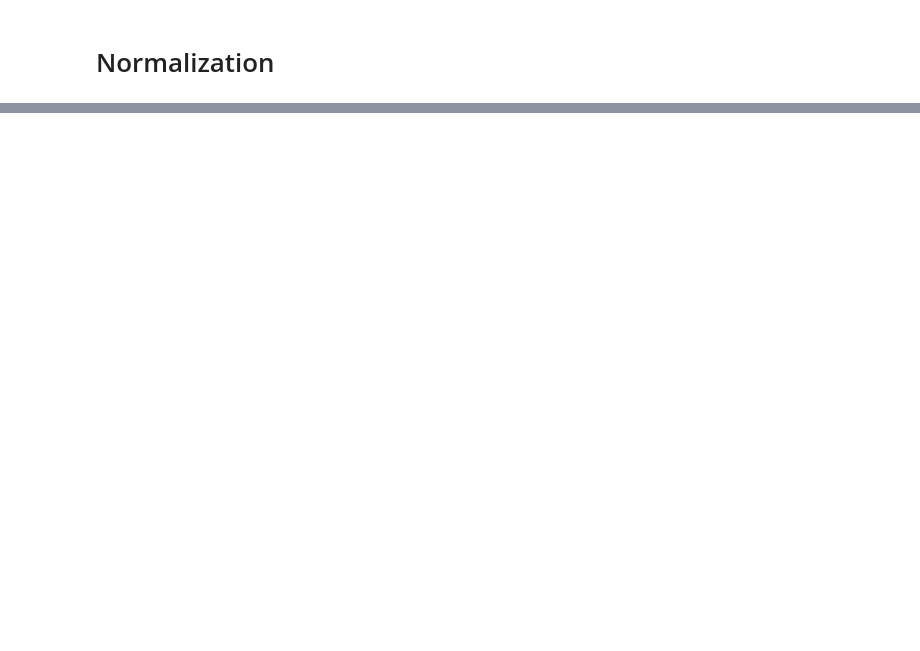
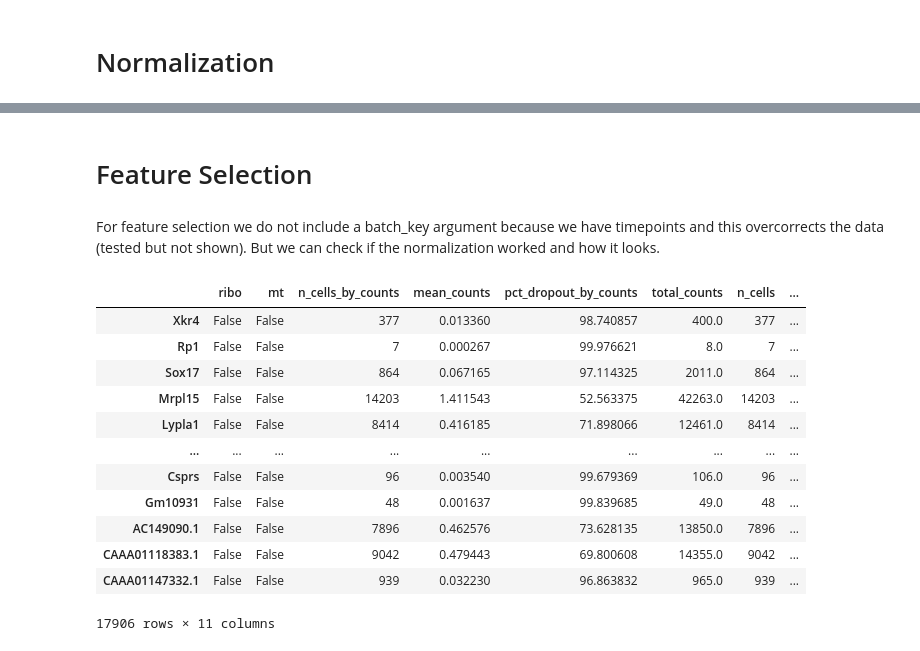
Before and after one commit to ThorstenCodes/scRNAseq-selfproject-pancreatitis, a Jupyter notebook: Pancreatitis_Reanalysis.ipynb, the cells around one changed output, grey strips where cells are left out. Drawn from its saved outputs; the diff is of its cells as text; code cells hidden in the pictures; blank space fills up the shorter version.

```diff
--- a/Pancreatitis_Reanalysis.ipynb
+++ b/Pancreatitis_Reanalysis.ipynb
@@ -522,0 +558,4 @@ View of AnnData object with n_obs × n_vars = 26752 × 17902
+# %% [markdown]
+# Feature Selection
+# %% [markdown]
+For feature selection we do not include a batch_key argument because we have timepoints and this overcorrects the data (tested but not shown). But we can check if the normalization worked and how it looks.
@@ -522,0 +565,16 @@ View of AnnData object with n_obs × n_vars = 26752 × 17902
+# %%
+adata.var
+# %% [output]
+|  | ribo | mt | n_cells_by_counts | mean_counts | pct_dropout_by_counts | total_counts | n_cells | ... |
+| Xkr4 | False | False | 377 | 0.013360 | 98.740857 | 400.0 | 377 | ... |
+| Rp1 | False | False | 7 | 0.000267 | 99.976621 | 8.0 | 7 | ... |
+| Sox17 | False | False | 864 | 0.067165 | 97.114325 | 2011.0 | 864 | ... |
+| Mrpl15 | False | False | 14203 | 1.411543 | 52.563375 | 42263.0 | 14203 | ... |
+| Lypla1 | False | False | 8414 | 0.416185 | 71.898066 | 12461.0 | 8414 | ... |
+| ... | ... | ... | ... | ... | ... | ... | ... | ... |
+| Csprs | False | False | 96 | 0.003540 | 99.679369 | 106.0 | 96 | ... |
+| Gm10931 | False | False | 48 | 0.001637 | 99.839685 | 49.0 | 48 | ... |
+| AC149090.1 | False | False | 7896 | 0.462576 | 73.628135 | 13850.0 | 7896 | ... |
+| CAAA01118383.1 | False | False | 9042 | 0.479443 | 69.800608 | 14355.0 | 9042 | ... |
+| CAAA01147332.1 | False | False | 939 | 0.032230 | 96.863832 | 965.0 | 939 | ... |
+17906 rows × 11 columns
```
Also changed, not shown: parts of 45 cells of this notebook.
